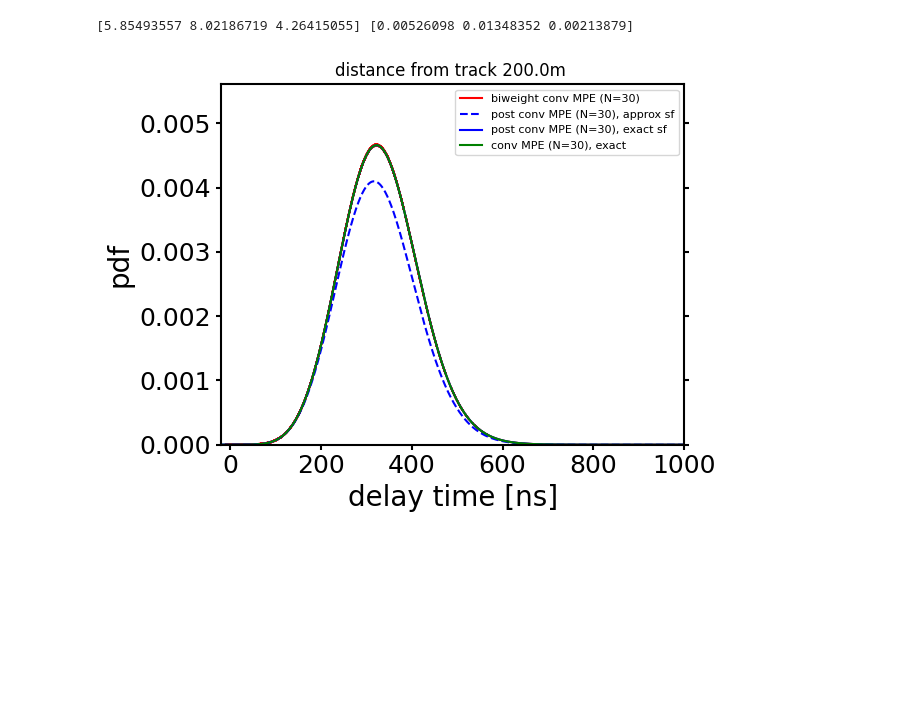
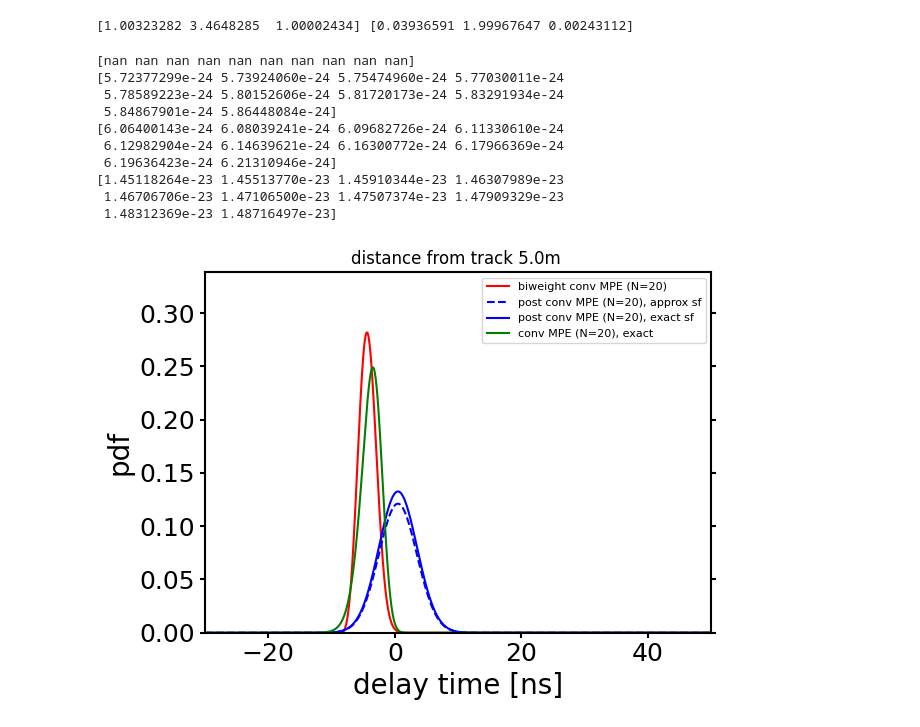
Before and after one commit to rishibbdb/TPN_DeV, a Jupyter notebook: dev/notebooks/compare_mpe_calculations.ipynb, the cells around one changed output. Saved outputs shown, nothing was run; the diff lists cells and outputs as text; code cells hidden in the pictures; blank space fills up the shorter version.

```diff
--- a/dev/notebooks/compare_mpe_calculations.ipynb
+++ b/dev/notebooks/compare_mpe_calculations.ipynb
@@ -37,7 +37,7 @@ convolved_post_mpe_exact_v1d_x = jax.jit(jax.vmap(c_multi_gamma_mpe_prob_pure_ja
 convolved_cgamma_sf_v1d_x = jax.jit(jax.vmap(c_multi_gamma_sf, (0, None, None, None, None), 0))
 convolved_cgamma_prob_v1d_x = jax.jit(jax.vmap(c_multi_gamma_prob, (0, None, None, None, None), 0))
 # %%
-dist = 200
+dist = 5
 z = -500
 rho = 0.0
 zenith = np.pi/2
@@ -56,7 +56,7 @@ sigma = 3
 
 print(gamma_as, gamma_bs)
 # %% [output]
-[5.85493557 8.02186719 4.26415055] [0.00526098 0.01348352 0.00213879]
+[1.00323282 3.4648285  1.00002434] [0.03936591 1.99967647 0.00243112]
 # %%
 @jax.jit
 def convolved_cgamma_mpe_prob(x, mix_probs, a, b, n, sigma=3.0):
@@ -67,43 +67,57 @@ def convolved_cgamma_mpe_prob(x, mix_probs, a, b, n, sigma=3.0):
 # %%
 from matplotlib.pyplot import cm
 
-n_p = 30
+n_p = 20
 
 fig, ax = plt.subplots()
-xvals = np.linspace(-20, 1000, 100000)
+xvals = np.linspace(-30, 50, 100000)
 
 y_max = 0
 ys = jnp.exp(convolved_mpe_biweight_v1d_x(xvals, mix_probs, g_a, g_b, n_p, jnp.array(3.0)))
 plt.plot(xvals, ys, label=f'biweight conv MPE (N={n_p:.0f})', color='red', linestyle='solid')
 y_max = np.amax([y_max, np.nanmax(ys)])
+print(ys[:10])
 
 ys = convolved_post_mpe_approx_v1d_x(xvals, mix_probs, g_a, g_b, n_p, jnp.array(3.0))
 plt.plot(xvals, ys, label=f'post conv MPE (N={n_p:.0f}), approx sf', color='blue', linestyle='dashed')
 y_max = np.amax([y_max, np.nanmax(ys)])
+print(ys[:10])
 
 ys = convolved_post_mpe_exact_v1d_x(xvals, mix_probs, g_a, g_b, n_p, jnp.array(3.0))
 plt.plot(xvals, ys, label=f'post conv MPE (N={n_p:.0f}), exact sf', color='blue', linestyle='solid')
 y_max = np.amax([y_max, np.nanmax(ys)])
+print(ys[:10])
 
 ys = convolved_cgamma_mpe_prob(xvals, mix_probs, g_a, g_b, n_p, jnp.array(3.0))
 plt.plot(xvals, ys, label=f'conv MPE (N={n_p:.0f}), exact', color='green', linestyle='solid')
 y_max = np.amax([y_max, np.nanmax(ys)])
+print(ys[:10])
 
 
 
-plot_args = {'xlim':[-20, 1000],
+plot_args = {'xlim':[-30, 50],
                      'ylim':[0.0, 1.2*y_max],
                      #'ylim':[0.0, 0.5],
                      'xlabel':'delay time [ns]',
                      'ylabel':'pdf'}
 
 adjust_plot_1d(fig, ax, plot_args=plot_args)
 plt.title(f"distance from track {dist:.1f}m ")
 plt.tight_layout()
 plt.legend(fontsize=8)
 plt.show()
 # %% [output]
+[nan nan nan nan nan nan nan nan nan nan]
+[5.72377299e-24 5.73924060e-24 5.75474960e-24 5.77030011e-24
+ 5.78589223e-24 5.80152606e-24 5.81720173e-24 5.83291934e-24
+ 5.84867901e-24 5.86448084e-24]
+[6.06400143e-24 6.08039241e-24 6.09682726e-24 6.11330610e-24
+ 6.12982904e-24 6.14639621e-24 6.16300772e-24 6.17966369e-24
+ 6.19636423e-24 6.21310946e-24]
+[1.45118264e-23 1.45513770e-23 1.45910344e-23 1.46307989e-23
+ 1.46706706e-23 1.47106500e-23 1.47507374e-23 1.47909329e-23
+ 1.48312369e-23 1.48716497e-23]
-[figure, old version]
+[figure, new version]
 # %%
 %timeit jnp.exp(convolved_mpe_biweight_v1d_x(xvals, mix_probs, g_a, g_b, n_p, jnp.array(3.0)))
 # %% [output]
```
Also changed, not shown: parts of 5 cells of this notebook, 6 other files.
